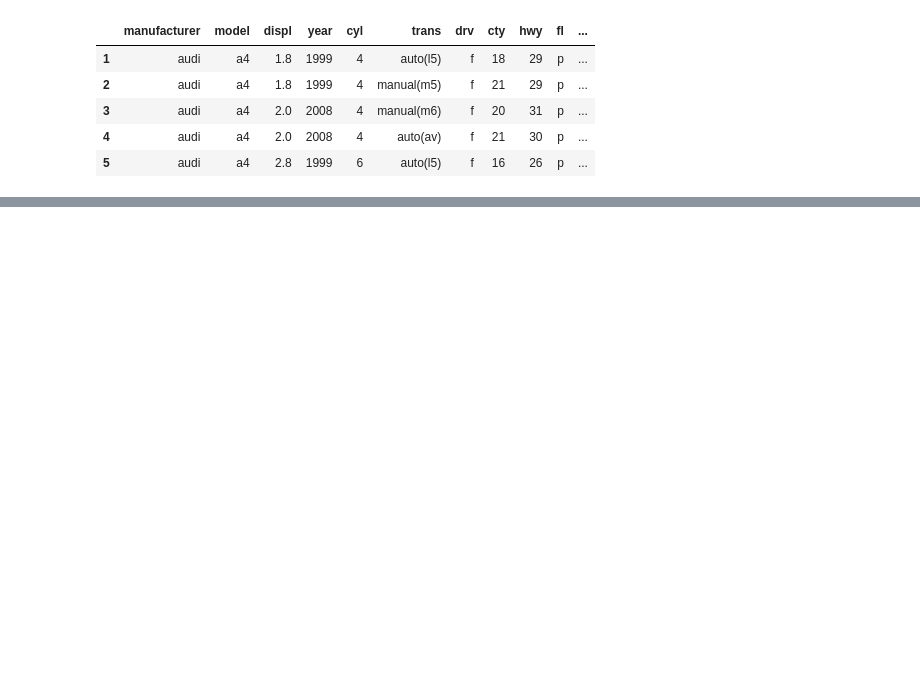
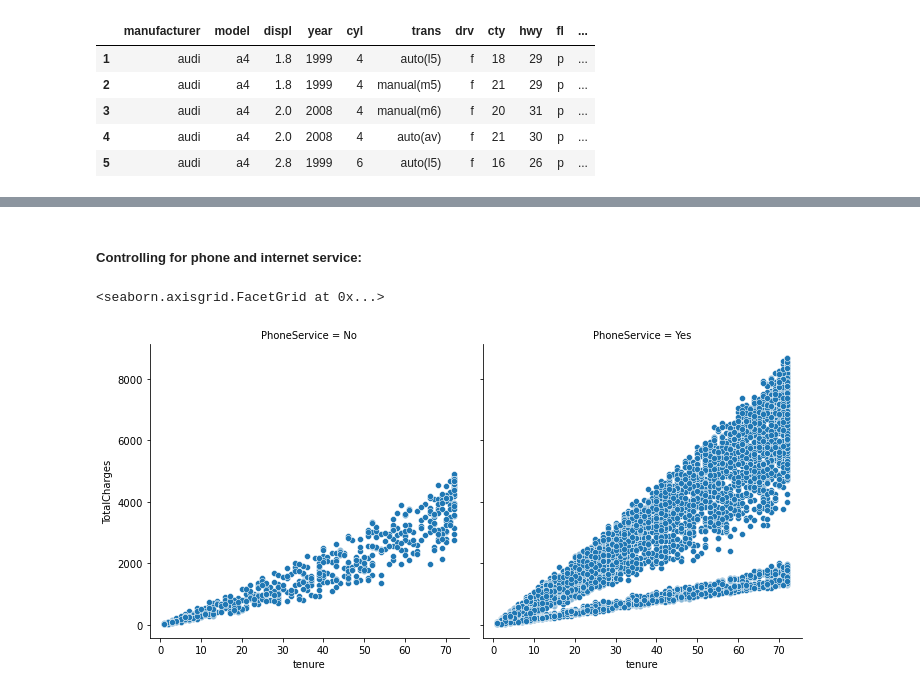
Before and after one commit to SchneemannDavid-learning/statistics_exercises, a Jupyter notebook: hypothesis_testing.ipynb, the cells around one changed output, grey strips where cells are left out. Cells and saved outputs as stored; diff of their text form; code cells hidden in the pictures; blank space fills up the shorter version.

```diff
--- a/hypothesis_testing.ipynb
+++ b/hypothesis_testing.ipynb
@@ -238,0 +424,7 @@ t,p,alpha
+# %% [markdown]
+##### Controlling for phone and internet service:
+# %%
+sns.relplot(data=df, y='TotalCharges', x='tenure', col='PhoneService')
+# %% [output]
+<seaborn.axisgrid.FacetGrid at 0x...>
+[figure, added]
```
Also changed, not shown: parts of 77 cells of this notebook, 2 other files.
